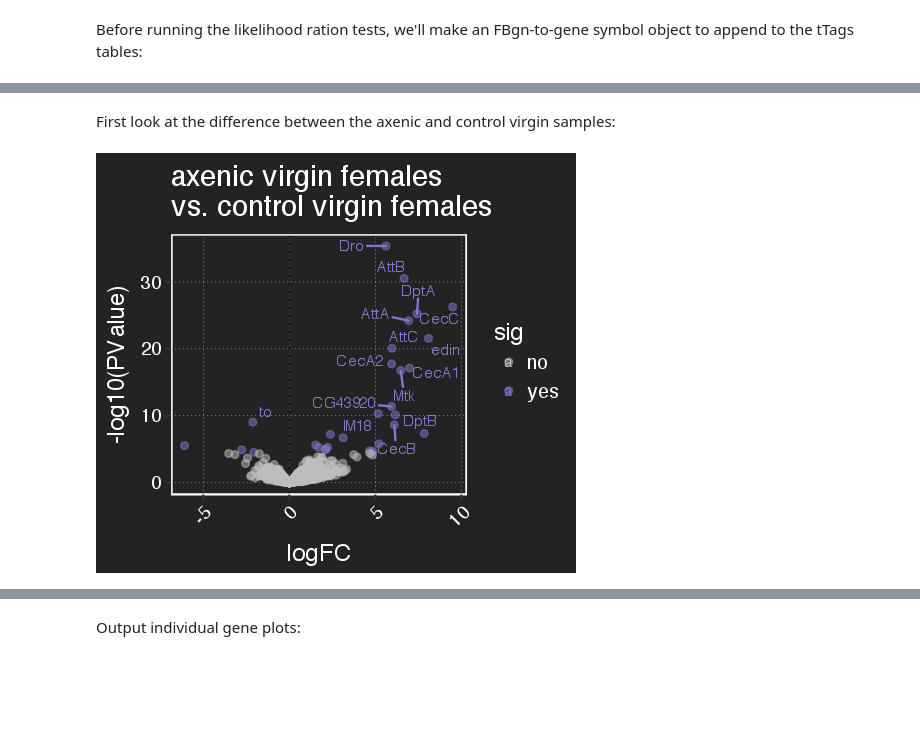
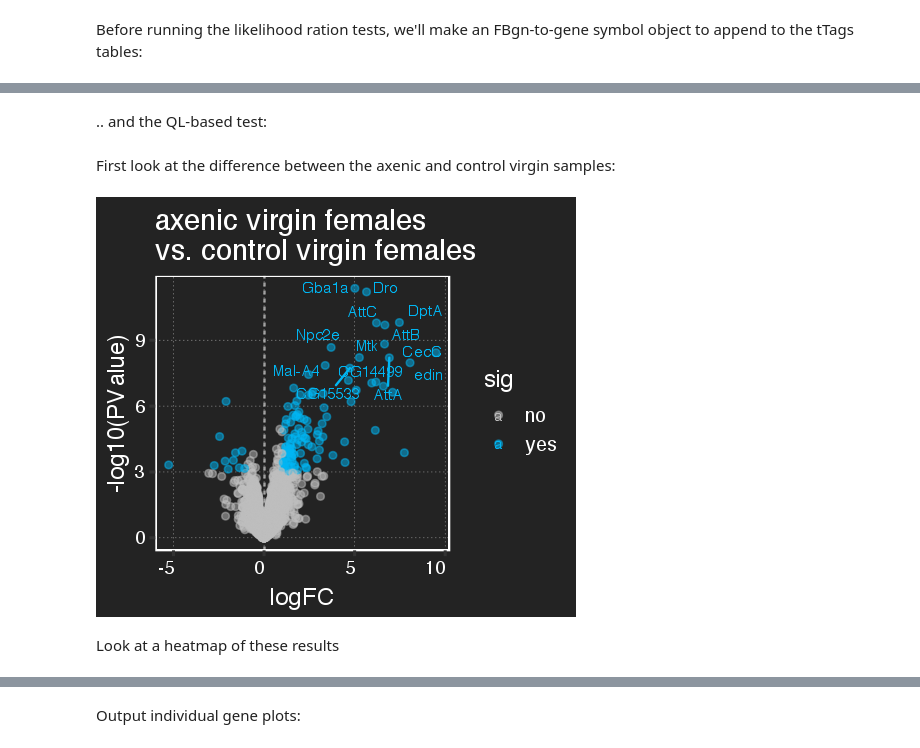
Before and after one commit to YazBraimah/Axenic.PM, a Jupyter notebook: Yasir_R_analysis_pipeline.ipynb, the cells around one changed output, grey strips where cells are left out. Saved outputs shown, nothing was run; the diff lists cells and outputs as text; code cells hidden in the pictures; blank space fills up the shorter version.

```diff
--- a/Yasir_R_analysis_pipeline.ipynb
+++ b/Yasir_R_analysis_pipeline.ipynb
@@ -154,2 +198,7 @@ rownames(design) <- sampleInfo$Replicate
+# %%
+batch = factor(sampleInfo$Handler)
+design_batch = model.matrix( ~ 0 + groups + batch)
+colnames(design_batch) <- c(levels(groups), "batch")
+rownames(design_batch) <- sampleInfo$Replicate
 # %% [markdown]
 Create the DGElist object and GLM fit:
@@ -165,0 +261,8 @@ summary(dgeList$tagwise.dispersion)
+# %%
+# # no batch QLM
+# dgeList = dgeList_lrt_q
+# dgeList_fit = dgeList_lrt_q_fit
+
+# # batch
+dgeList = dgeList_batch
+dgeList_fit = dgeList_batch_fit
@@ -230,20 +350,45 @@ CC.v.CO_contrasts <- makeContrasts(CC-CO, levels=design)
+# %% [markdown]
+.. and the QL-based test:
+# %%
+# pairwise contrasts
+virgin_contrasts <- makeContrasts(CO-AO, levels=design_batch)
+AA.v.AO_contrasts <- makeContrasts(AA-AO, levels=design_batch)
+AC.v.AO_contrasts <- makeContrasts(AC-AO, levels=design_batch)
+CA.v.CO_contrasts <- makeContrasts(CA-CO, levels=design_batch)
+CC.v.CO_contrasts <- makeContrasts(CC-CO, levels=design_batch)
+
+# male effect
+male.effect.A.background <- makeContrasts( AA-AC, levels = design_batch)
+male.effect.C.background <- makeContrasts( CA-CC, levels = design_batch)
+
+# female effect:
+A.female.effect <- makeContrasts( ((AA-AO)+(AC-AO))/2 - ((CA-CO)+(CC-CO))/2, levels = design_batch)
+A.male.effect <- makeContrasts( ((AA-AO)+(CA-CO))/2 - ((CC-CO)+(AC-AO))/2, levels = design_batch)
+
+# mated female effect:
+AA.effect <- makeContrasts( (AA-AO) - ((AC-AO)+(CC-CO)+(CA-CO))/3, levels=design_batch)
+AC.effect <- makeContrasts( (AC-AO) - ((AA-AO)+(CC-CO)+(CA-CO))/3, levels=design_batch)
+CA.effect <- makeContrasts( (CA-CO) - ((AC-AO)+(CC-CO)+(AA-AO))/3, levels=design_batch)
+CC.effect <- makeContrasts( (CC-CO) - ((AC-AO)+(AA-AO)+(CA-CO))/3, levels=design_batch)
 # %% [markdown]
 First look at the difference between the axenic and control virgin samples:
 # %%
 # run the LRT and extract the DE table
-lrt.virgins.table <- edge.DE(dgeList_fit, virgin_contrasts)
+lrt.virgins.table <- edge.DE(dgeList_fit, virgin_contrasts, LRT = F)
 virgins_sigGenes = subset(lrt.virgins.table, sig == "yes")$gene
 
 options(repr.plot.width = 4, repr.plot.height = 3.5)
 # pdf("Figures/virgin_female_contrast.pdf", width = 4, height = 3.5)
 (virgin_contrasts_volcano.gg = edge.DE.gg(lrt.virgins.table) +
-                                scale_colour_manual(values = c("gray","#8675ca")) +
+                                scale_colour_manual(values = c("gray","#00b6f3")) +
                                 geom_text_repel(data = filter(lrt.virgins.table, sig == "yes" & -log10(PValue) > 7.5),aes(label=gene_symbol),
                                 force = 10,
                                 fontface = "bold",
                                 size = 3) +
                                 labs(title = "axenic virgin females \nvs. control virgin females", size = 2) +
-                                theme_monokai_full())
+                                theme_monokai_full() + theme(axis.text.x = element_text(angle = 0)))
 # dev.off()
 # %% [output]
-[figure, old version]
+[figure, new version]
+# %% [markdown]
+Look at a heatmap of these results
```
Also changed, not shown: parts of 125 cells of this notebook.
